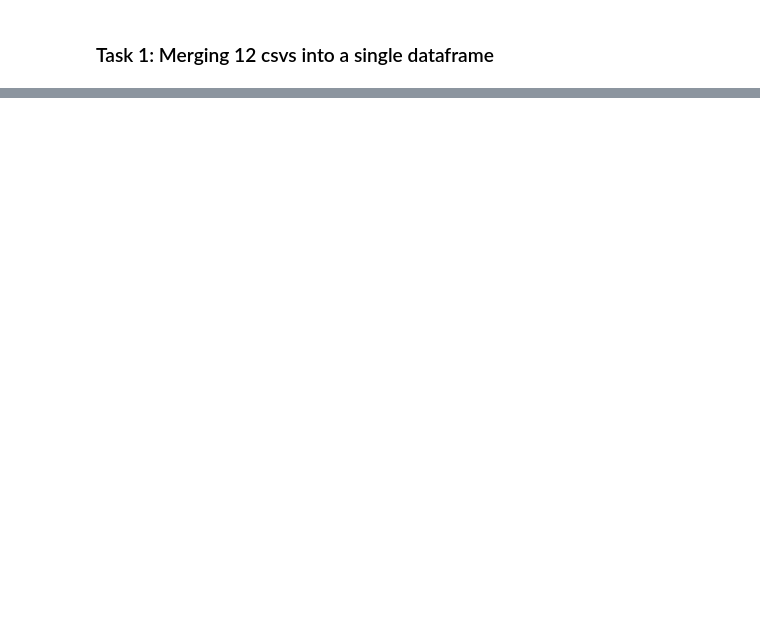
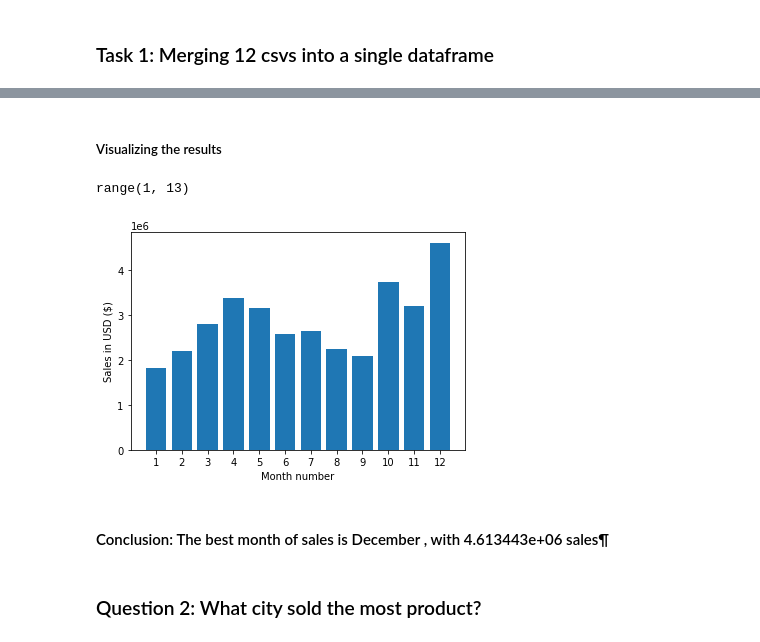
Before and after one commit to dabok12/Sales-Analysis, a Jupyter notebook: sales.ipynb, the cells around one changed output, grey strips where cells are left out. Cells and saved outputs as stored; diff of their text form; code cells hidden in the pictures; blank space fills up the shorter version.

```diff
--- a/sales.ipynb
+++ b/sales.ipynb
@@ -40,0 +61,4 @@ sales_df
+# %%
+all_data['Quantity Ordered'] = pd.to_numeric(all_data['Quantity Ordered'])
+
+all_data['Price Each'] = pd.to_numeric(all_data['Price Each'])
@@ -40,0 +69,6 @@ sales_df
+# %%
+# selecting the first two items from order date column
+all_data['Month'] = all_data['Order Date'].str[0:2]
+
+all_data['Month'] = all_data['Month'].astype('int32')
+all_data.head()
@@ -40,0 +84,3 @@ sales_df
+# %%
+all_data['Sales'] = all_data['Quantity Ordered'].astype('int') * all_data['Price Each'].astype('float')
+all_data.head()
@@ -40,0 +96,9 @@ sales_df
+# %%
+def get_city(address):
+    return address.split(",")[1].strip(" ")
+
+def get_state(address):
+    return address.split(",")[2].split(" ")[1]
+
+all_data['City'] = all_data['Purchase Address'].apply(lambda x: f"{get_city(x)}  ({get_state(x)})")
+all_data.head()
@@ -40,0 +137,20 @@ sales_df
+# %% [markdown]
+##### Visualizing the results
+# %%
+import matplotlib.pyplot as plt
+
+months = range(1,13)
+print(months)
+
+plt.bar(months,all_data.groupby(['Month']).sum()['Sales'])
+plt.xticks(months)
+plt.ylabel('Sales in USD ($)')
+plt.xlabel('Month number')
+plt.show()
+# %% [output]
+range(1, 13)
+[figure, added]
+# %% [markdown]
+#### Conclusion: The best month of sales is December , with 4.613443e+06 sales¶
+# %% [markdown]
+### Question 2: What city sold the most product?
```
Also changed, not shown: parts of 36 cells of this notebook, 2 other files.
